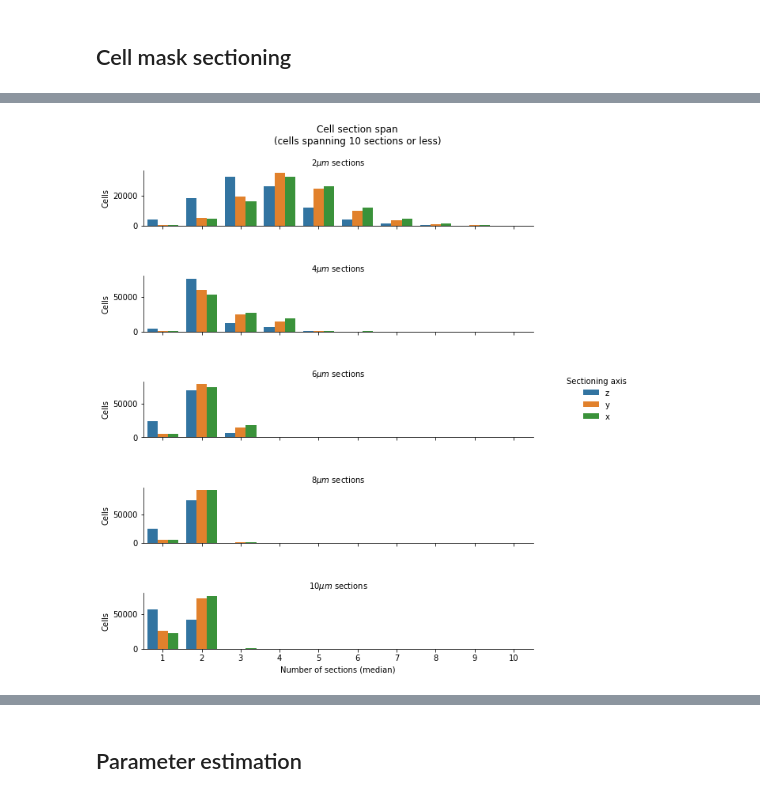
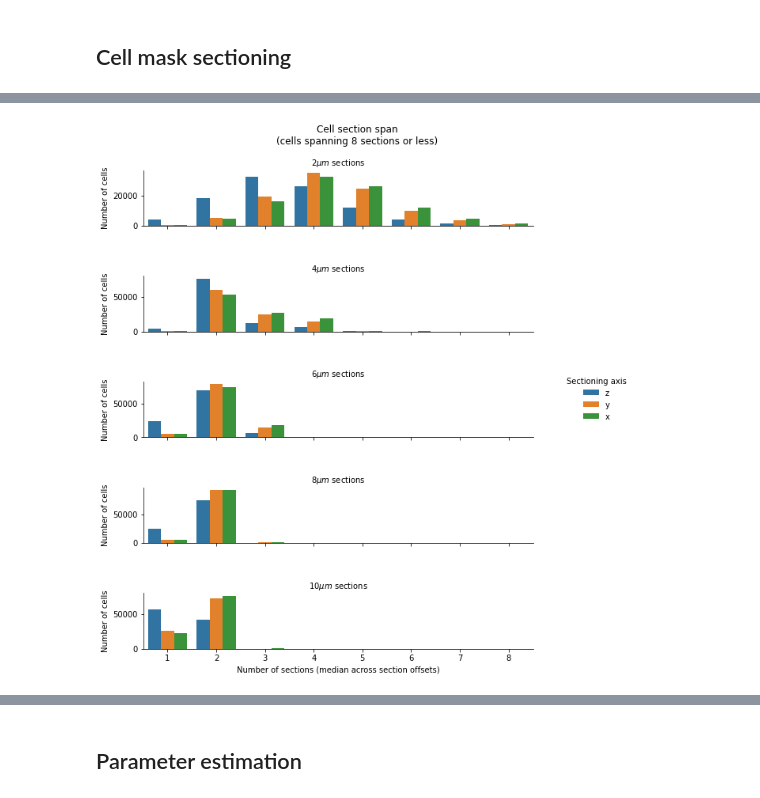
Before and after one commit to BodenmillerGroup/simutome, a Jupyter notebook: notebooks/parameter_estimation.ipynb, the cells around one changed output, grey strips where cells are left out. Drawn from its saved outputs; the diff is of its cells as text; code cells hidden in the pictures.

```diff
--- a/notebooks/parameter_estimation.ipynb
+++ b/notebooks/parameter_estimation.ipynb
@@ -191,25 +246,32 @@ sectioning_cell_slice_data = pd.read_csv("sectioning_cell_slice_data.csv")
 # %%
-data = sectioning_cell_data.groupby(["sectioning_axis_name", "section_thickness_um", "cell_id"])
-data = data["num_cell_slices"].median().round().astype(int).reset_index(name="median_cell_section_span")
-
 g = sns.catplot(
-    data=data,
-    x="median_cell_section_span",
+    data=cell_slice_data.groupby(
+        ["sectioning_axis", "sectioning_axis_name", "section_thickness_um", "section_offset_um", "cell_id"]
+    ).size().reset_index(name="cell_section_span").groupby(
+        ["sectioning_axis", "sectioning_axis_name", "section_thickness_um", "cell_id"]
+    )["cell_section_span"].median().round().astype(int).reset_index(name="cell_section_span"),
+    x="cell_section_span",
     hue="sectioning_axis_name",
     hue_order=["z", "y", "x"],
     row="section_thickness_um",
     kind="count",
     height=2,
     aspect=8 / 2,
     sharey=False,
 )
 g.legend.set_title("Sectioning axis")
 g.set_titles(row_template=r"${row_name:g} \mu m$ sections")
-g.set(xlim=(-0.5, 9.5), xlabel="Number of sections (median)", ylabel="Cells")
-g.fig.suptitle("Cell section span\n(cells spanning 10 sections or less)")
+g.set(
+    xlim=(-0.5, 7.5),
+    xlabel="Number of sections (median across section offsets)",
+    ylabel="Number of cells",
+)
+g.fig.suptitle("Cell section span\n(cells spanning 8 sections or less)")
 g.fig.subplots_adjust(hspace=0.9, top=0.9)
+
+plt.show()
 # %% [output]
-[figure, old version]
+[figure, new version]
 # %%
 fig, ax = plt.subplots(figsize=(8, 6))
 
```
Also changed, not shown: parts of 28 cells of this notebook, 1 other file.
